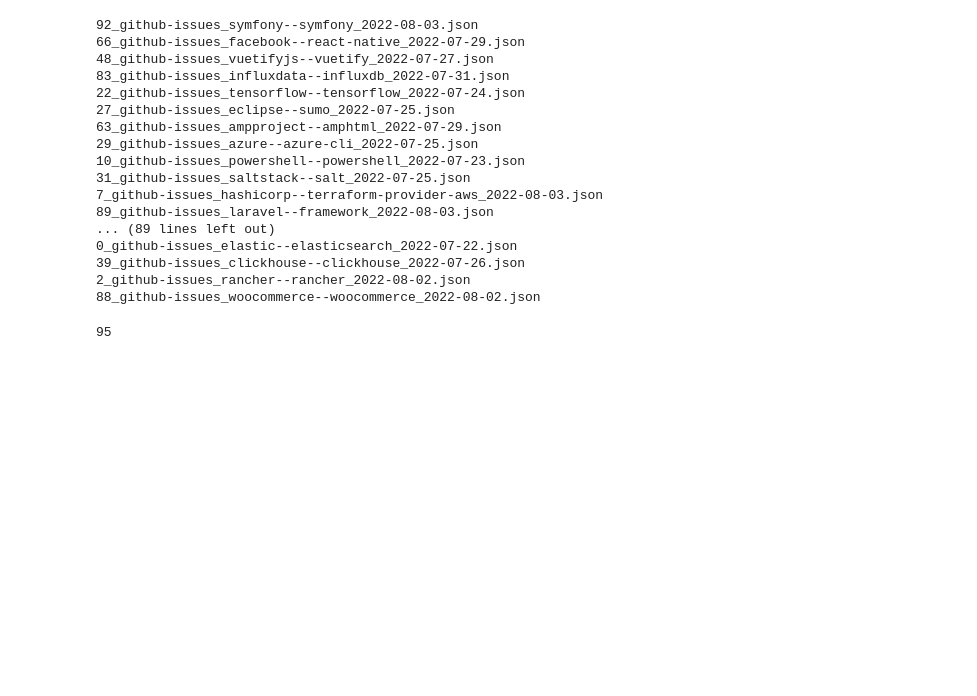
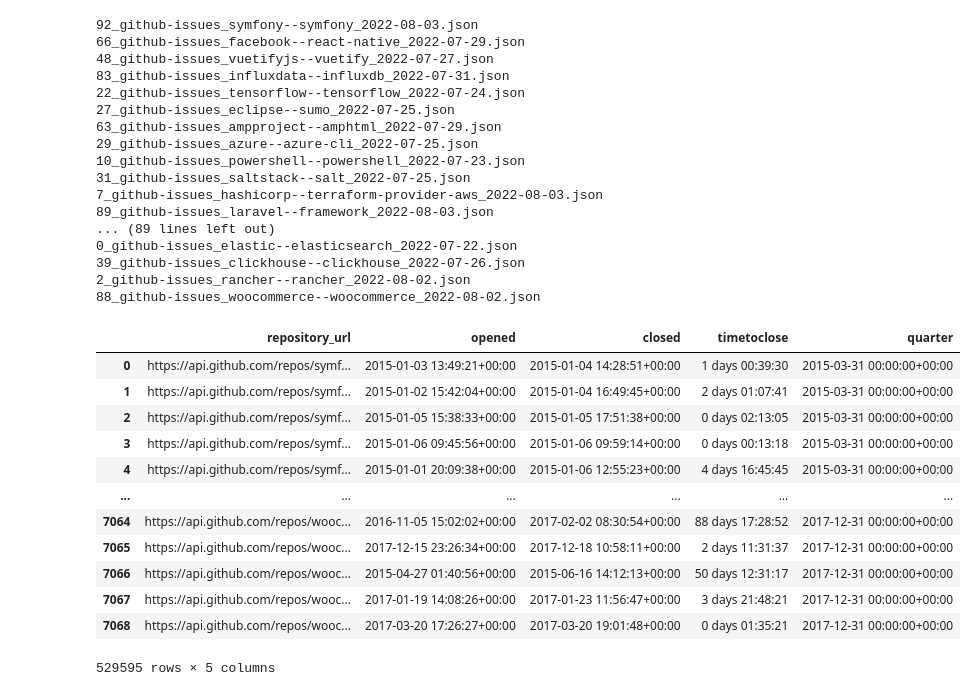
Before and after one commit to RamarkoB/ECMA31350, a Jupyter notebook: issue.ipynb, the cells around one changed output. Saved outputs shown, nothing was run; the diff lists cells and outputs as text; code cells hidden in the pictures; blank space fills up the shorter version.

```diff
--- a/issue.ipynb
+++ b/issue.ipynb
@@ -88,8 +104,21 @@ bigdf = pd.concat(bigdf)
 # %%
 bigdf.to_csv('githubData.csv')
 len(bigdf['repository_url'].unique())
+bigdf
 # %% [output]
+|  | repository_url | opened | closed | timetoclose | quarter |
+| 0 | https://api.github.com/repos/symf... | 2015-01-03 13:49:21+00:00 | 2015-01-04 14:28:51+00:00 | 1 days 00:39:30 | 2015-03-31 00:00:00+00:00 |
+| 1 | https://api.github.com/repos/symf... | 2015-01-02 15:42:04+00:00 | 2015-01-04 16:49:45+00:00 | 2 days 01:07:41 | 2015-03-31 00:00:00+00:00 |
+| 2 | https://api.github.com/repos/symf... | 2015-01-05 15:38:33+00:00 | 2015-01-05 17:51:38+00:00 | 0 days 02:13:05 | 2015-03-31 00:00:00+00:00 |
+| 3 | https://api.github.com/repos/symf... | 2015-01-06 09:45:56+00:00 | 2015-01-06 09:59:14+00:00 | 0 days 00:13:18 | 2015-03-31 00:00:00+00:00 |
+| 4 | https://api.github.com/repos/symf... | 2015-01-01 20:09:38+00:00 | 2015-01-06 12:55:23+00:00 | 4 days 16:45:45 | 2015-03-31 00:00:00+00:00 |
+| ... | ... | ... | ... | ... | ... |
+| 7064 | https://api.github.com/repos/wooc... | 2016-11-05 15:02:02+00:00 | 2017-02-02 08:30:54+00:00 | 88 days 17:28:52 | 2017-12-31 00:00:00+00:00 |
+| 7065 | https://api.github.com/repos/wooc... | 2017-12-15 23:26:34+00:00 | 2017-12-18 10:58:11+00:00 | 2 days 11:31:37 | 2017-12-31 00:00:00+00:00 |
+| 7066 | https://api.github.com/repos/wooc... | 2015-04-27 01:40:56+00:00 | 2015-06-16 14:12:13+00:00 | 50 days 12:31:17 | 2017-12-31 00:00:00+00:00 |
+| 7067 | https://api.github.com/repos/wooc... | 2017-01-19 14:08:26+00:00 | 2017-01-23 11:56:47+00:00 | 3 days 21:48:21 | 2017-12-31 00:00:00+00:00 |
+| 7068 | https://api.github.com/repos/wooc... | 2017-03-20 17:26:27+00:00 | 2017-03-20 19:01:48+00:00 | 0 days 01:35:21 | 2017-12-31 00:00:00+00:00 |
-95
+529595 rows × 5 columns
 # %%
 meansdf = pd.concat(means, axis=1)
 meansdf.to_csv("githubMeans.csv")
```
Also changed, not shown: parts of 4 cells of this notebook, 1 other file.
